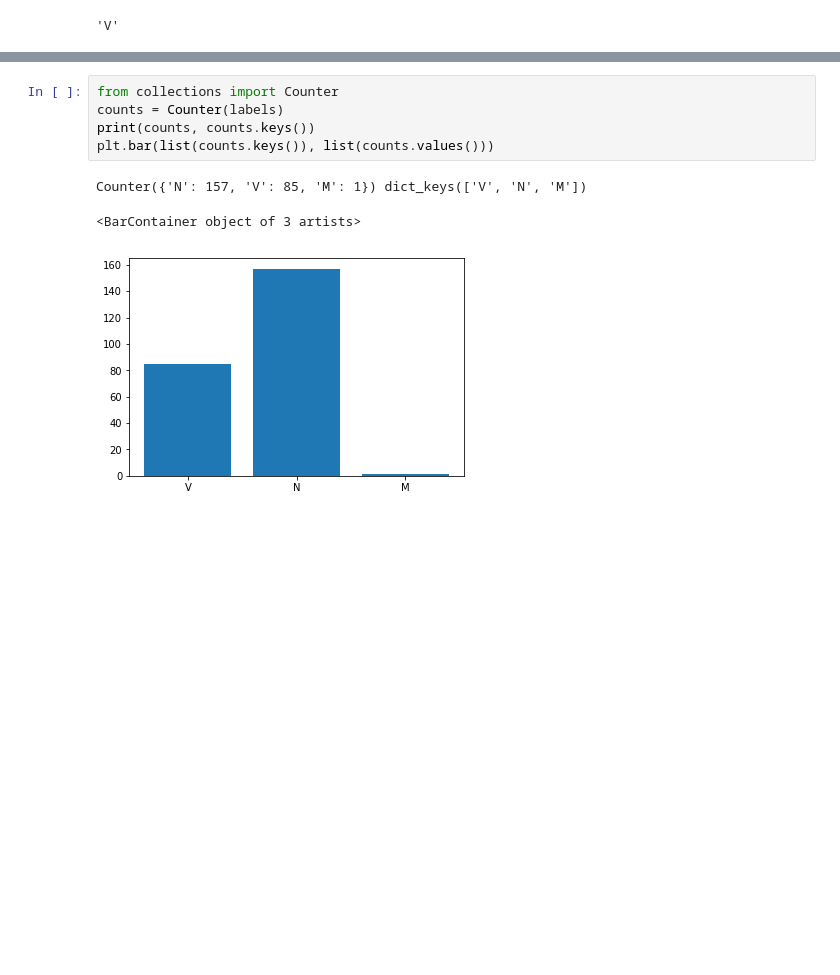
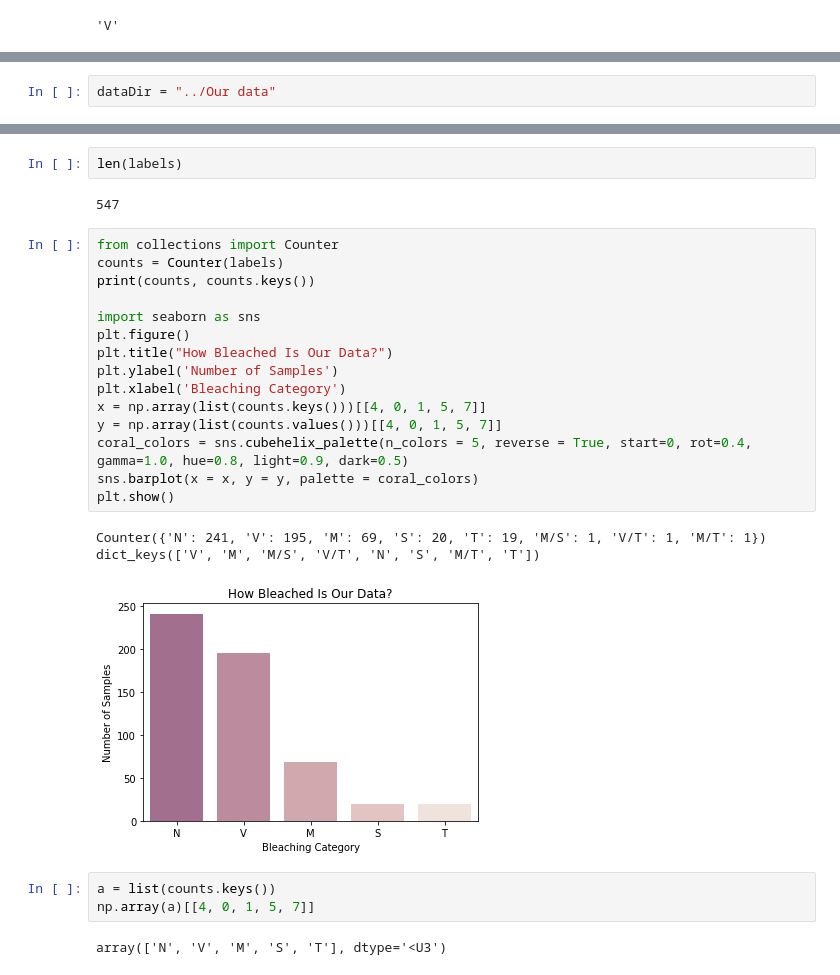
Before and after one commit to Daniel-Wu/HydraML, a Jupyter notebook: ParseDataset.ipynb, the cells around one changed output, grey strips where cells are left out. Saved outputs shown, nothing was run; the diff lists cells and outputs as text; blank space fills up the shorter version.

```diff
--- a/ParseDataset.ipynb
+++ b/ParseDataset.ipynb
@@ -60,3 +58,5 @@ dataDir = "../CleanData"
+# %%
+dataDir = "../Our data"
 # %%
 labels = []
 for root, dirs, files in os.walk(dataDir):
@@ -91,11 +91,29 @@ for root, dirs, files in os.walk(dataDir):
-# %%
-from collections import Counter
-counts = Counter(labels)
-print(counts, counts.keys())
-plt.bar(list(counts.keys()), list(counts.values()))
-# %% [output]
-Counter({'N': 157, 'V': 85, 'M': 1}) dict_keys(['V', 'N', 'M'])
-<BarContainer object of 3 artists>
-[figure, removed]
+# %%
+len(labels)
+# %% [output]
+547
+# %%
+from collections import Counter
+counts = Counter(labels)
+print(counts, counts.keys())
+
+import seaborn as sns
+plt.figure()
+plt.title("How Bleached Is Our Data?")
+plt.ylabel('Number of Samples')
+plt.xlabel('Bleaching Category')
+x = np.array(list(counts.keys()))[[4, 0, 1, 5, 7]]
+y = np.array(list(counts.values()))[[4, 0, 1, 5, 7]]
+coral_colors = sns.cubehelix_palette(n_colors = 5, reverse = True, start=0, rot=0.4, gamma=1.0, hue=0.8, light=0.9, dark=0.5)
+sns.barplot(x = x, y = y, palette = coral_colors)
+plt.show()
+# %% [output]
+Counter({'N': 241, 'V': 195, 'M': 69, 'S': 20, 'T': 19, 'M/S': 1, 'V/T': 1, 'M/T': 1}) dict_keys(['V', 'M', 'M/S', 'V/T', 'N', 'S', 'M/T', 'T'])
+[figure, added]
+# %%
+a = list(counts.keys())
+np.array(a)[[4, 0, 1, 5, 7]]
+# %% [output]
+array(['N', 'V', 'M', 'S', 'T'], dtype='<U3')
 # %%
 #Split the dataset
```
Also changed, not shown: parts of 3 cells of this notebook, 8 other files.
